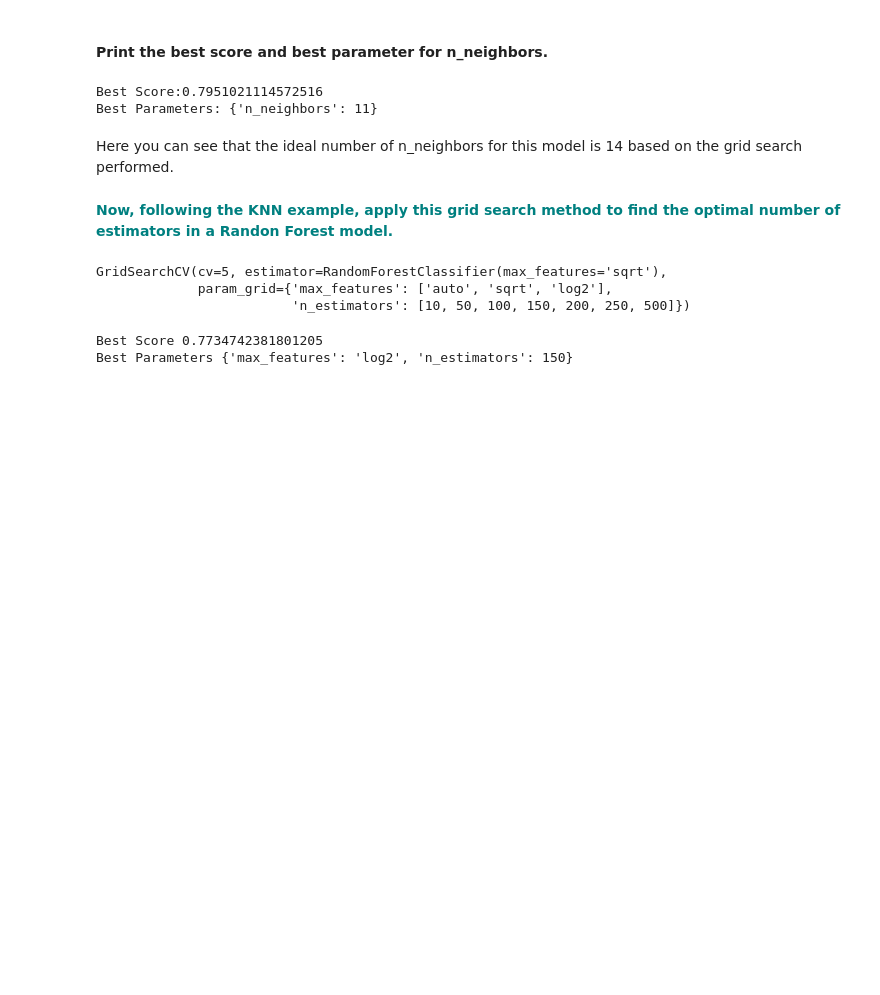
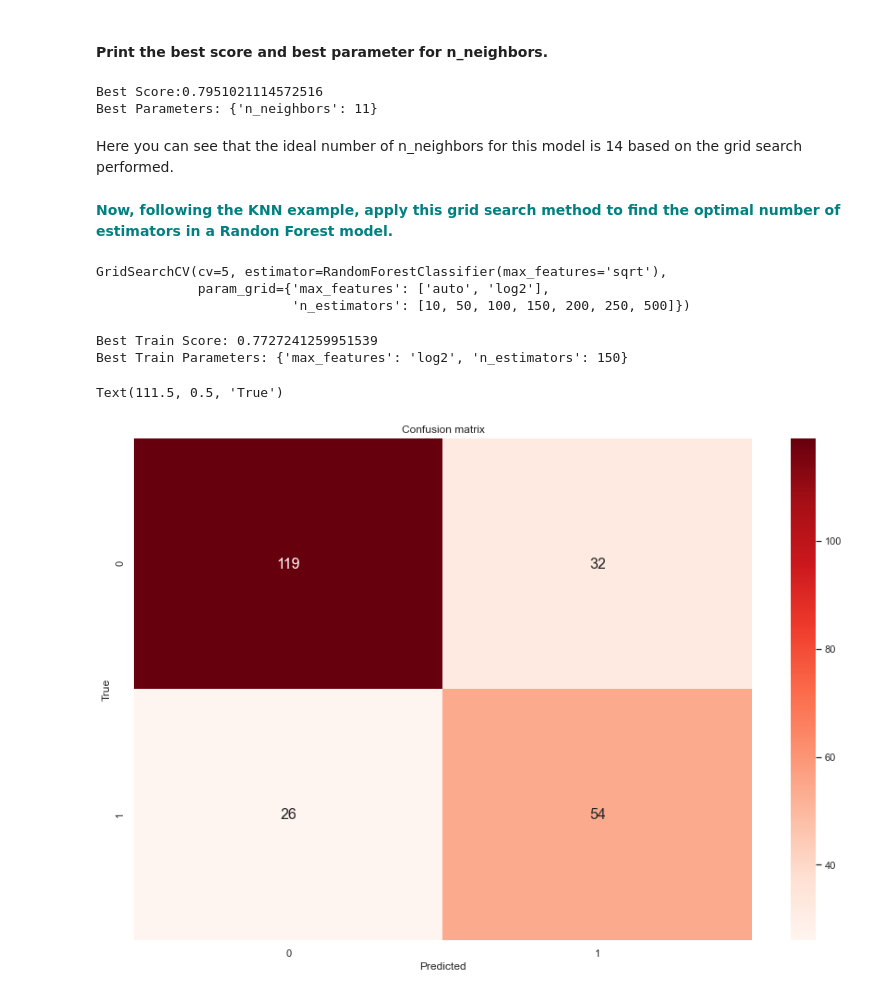
Before and after one commit to dj-m/GridSearchKNN, a Jupyter notebook: notebooks/GridSearchKNN_Case_Study.ipynb, the cells around one changed output. Drawn from its saved outputs; the diff is of its cells as text; code cells hidden in the pictures; blank space fills up the shorter version.

Commit message:
Run RandomForestClassifier with scaled data

```diff
--- a/notebooks/GridSearchKNN_Case_Study.ipynb
+++ b/notebooks/GridSearchKNN_Case_Study.ipynb
@@ -289,14 +289,29 @@ hyper_grid = {'n_estimators':[10, 50, 100, 150, 200, 250, 500],
 
 rf = RandomForestClassifier(max_features= 'sqrt')
 rf_cv = GridSearchCV(rf, hyper_grid, cv = 5)
-rf_cv.fit(X,y)
+rf_cv.fit(scaled_X_train,y_train)
 # %% [output]
 GridSearchCV(cv=5, estimator=RandomForestClassifier(max_features='sqrt'),
-             param_grid={'max_features': ['auto', 'sqrt', 'log2'],
+             param_grid={'max_features': ['auto', 'log2'],
                          'n_estimators': [10, 50, 100, 150, 200, 250, 500]})
 # %%
-print('Best Score',rf_cv.best_score_)
-print('Best Parameters', rf_cv.best_params_)
+print('Best Train Score:',rf_cv.best_score_)
+print('Best Train Parameters:', rf_cv.best_params_)
 # %% [output]
-Best Score 0.7734742381801205
-Best Parameters {'max_features': 'log2', 'n_estimators': 150}
+Best Train Score: 0.7727241259951539
+Best Train Parameters: {'max_features': 'log2', 'n_estimators': 150}
+# %%
+optimal_rf = RandomForestClassifier(n_estimators = 150, max_features = 'log2')
+
+optimal_rf.fit(scaled_X_train,y_train)
+optimal_rf_y_pred = optimal_rf.predict(scaled_X_test)
+
+optimal_rf_cm = confusion_matrix(y_test,optimal_rf_y_pred)
+plt.figure(figsize = (15,10))
+plt.title('Confusion matrix')
+sns.heatmap(optimal_rf_cm, annot = True, annot_kws={"size": 16}, fmt='g', cmap = 'Reds')
+plt.xlabel('Predicted')
+plt.ylabel('True')
+# %% [output]
+Text(111.5, 0.5, 'True')
+[figure, added]
```
Also changed, not shown: parts of 2 cells of this notebook.
